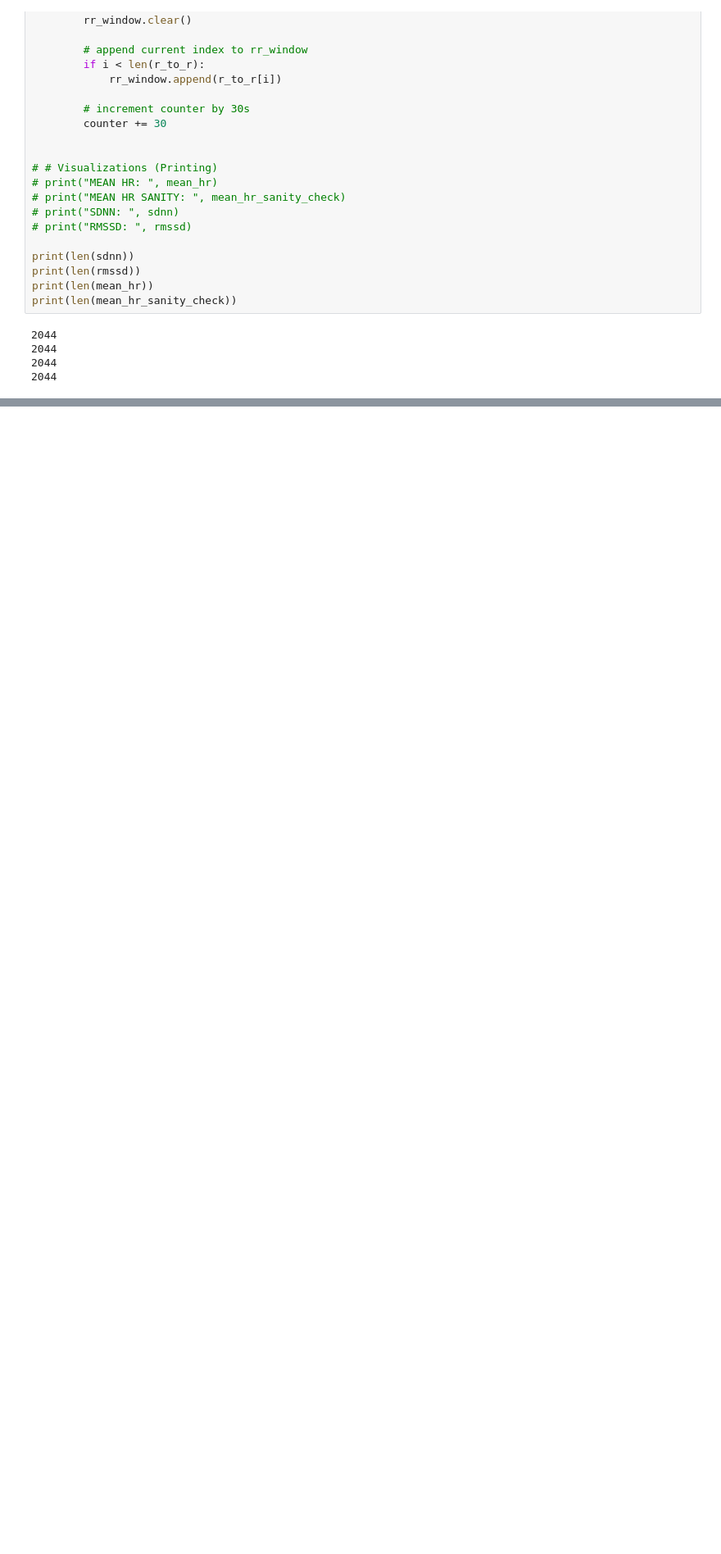
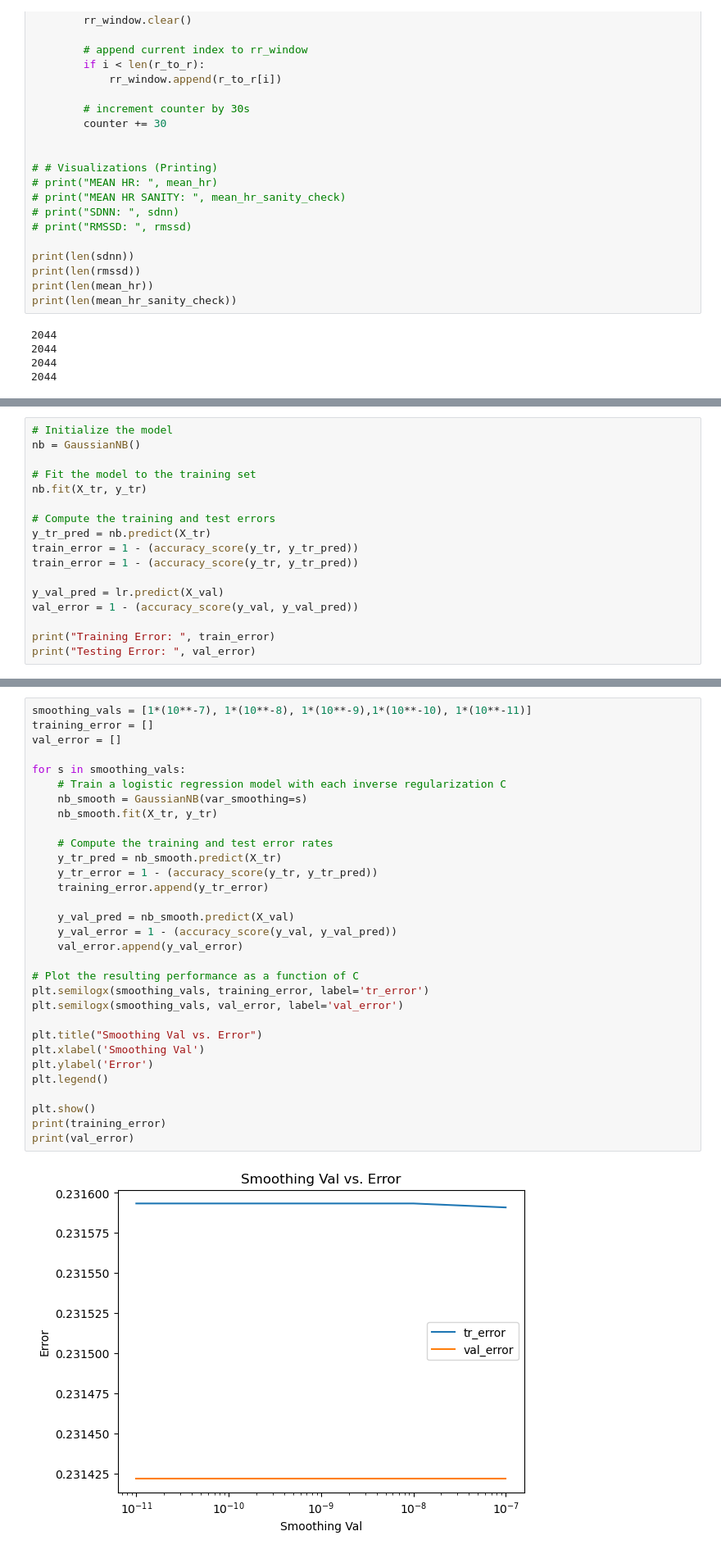
Before and after one commit to ibayoumi/SDP, a Jupyter notebook: stress_model.ipynb, the cells around one changed output, grey strips where cells are left out. Shown at 82% size. Drawn from its saved outputs; the diff is of its cells as text; blank space fills up the shorter version.

```diff
--- a/stress_model.ipynb
+++ b/stress_model.ipynb
@@ -3107,0 +3748,17 @@ print(len(mean_hr_sanity_check))
+# %%
+# Initialize the model
+nb = GaussianNB()
+
+# Fit the model to the training set
+nb.fit(X_tr, y_tr)
+
+# Compute the training and test errors
+y_tr_pred = nb.predict(X_tr)
+train_error = 1 - (accuracy_score(y_tr, y_tr_pred))
+train_error = 1 - (accuracy_score(y_tr, y_tr_pred))
+
+y_val_pred = lr.predict(X_val)
+val_error = 1 - (accuracy_score(y_val, y_val_pred))
+
+print("Training Error: ", train_error)
+print("Testing Error: ", val_error)
@@ -3107,0 +3770,33 @@ print(len(mean_hr_sanity_check))
+# %%
+smoothing_vals = [1*(10**-7), 1*(10**-8), 1*(10**-9),1*(10**-10), 1*(10**-11)]
+training_error = []
+val_error = []
+
+for s in smoothing_vals:
+    # Train a logistic regression model with each inverse regularization C
+    nb_smooth = GaussianNB(var_smoothing=s)
+    nb_smooth.fit(X_tr, y_tr)
+
+    # Compute the training and test error rates
+    y_tr_pred = nb_smooth.predict(X_tr)
+    y_tr_error = 1 - (accuracy_score(y_tr, y_tr_pred))
+    training_error.append(y_tr_error)
+
+    y_val_pred = nb_smooth.predict(X_val)
+    y_val_error = 1 - (accuracy_score(y_val, y_val_pred))
+    val_error.append(y_val_error)
+
+# Plot the resulting performance as a function of C
+plt.semilogx(smoothing_vals, training_error, label='tr_error')
+plt.semilogx(smoothing_vals, val_error, label='val_error')
+
+plt.title("Smoothing Val vs. Error")
+plt.xlabel('Smoothing Val')
+plt.ylabel('Error')
+plt.legend()
+
+plt.show()
+print(training_error)
+print(val_error)
+# %% [output]
+[figure, added]
```
Also changed, not shown: parts of 123 cells of this notebook.
